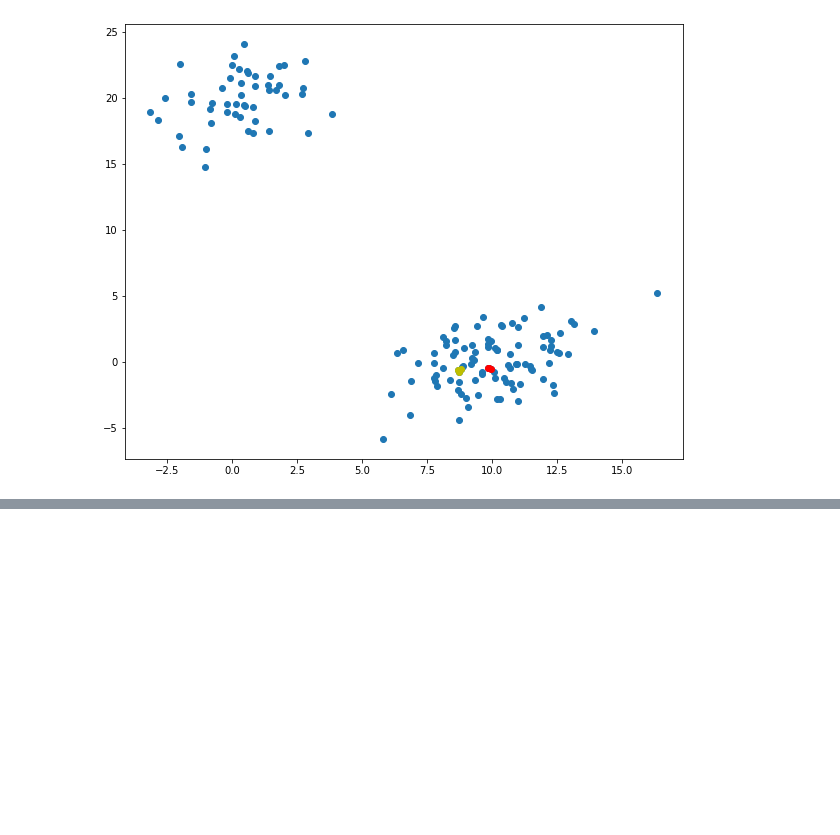
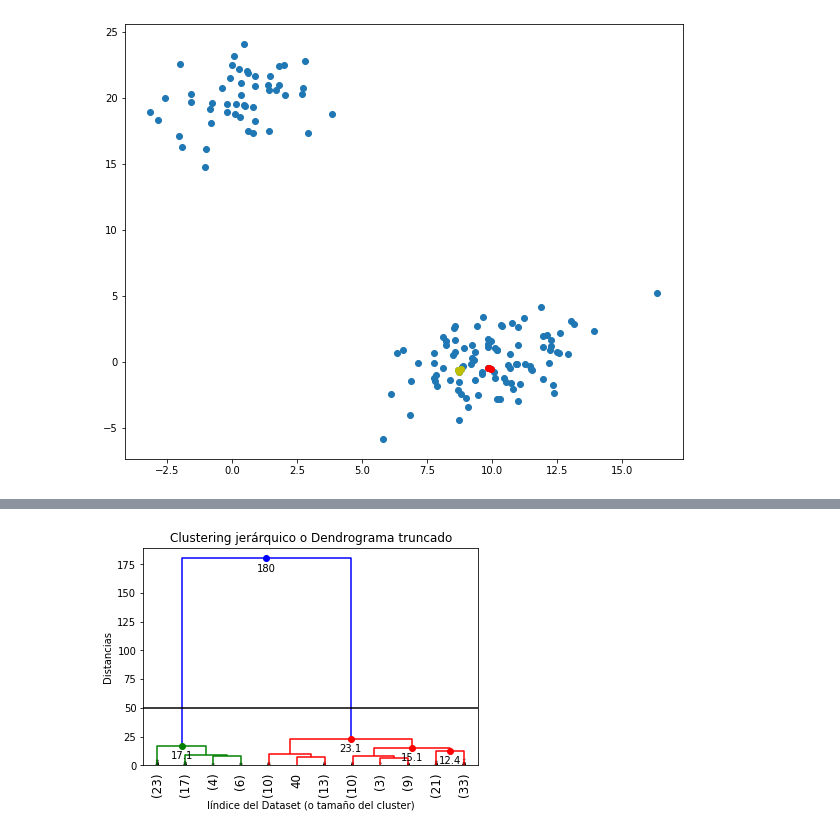
Before and after one commit to pierjv/course-python, a Jupyter notebook: notebooks/T6 -1 - Clustering Jerarquico.ipynb, the cells around one changed output, grey strips where cells are left out. Cells and saved outputs as stored; diff of their text form; code cells hidden in the pictures; blank space fills up the shorter version.

```diff
--- a/notebooks/T6 -1 - Clustering Jerarquico.ipynb
+++ b/notebooks/T6 -1 - Clustering Jerarquico.ipynb
@@ -139,0 +206,6 @@ plt.show()
+# %%
+dendrogram_tune(Z,truncate_mode = "lastp",p=12, leaf_rotation = 90., leaf_font_size = 12.,
+               show_contracted=True, annotate_above = 10, max_d=50)
+plt.show()
+# %% [output]
+[figure, added]
```
Also changed, not shown: parts of 9 cells of this notebook.
